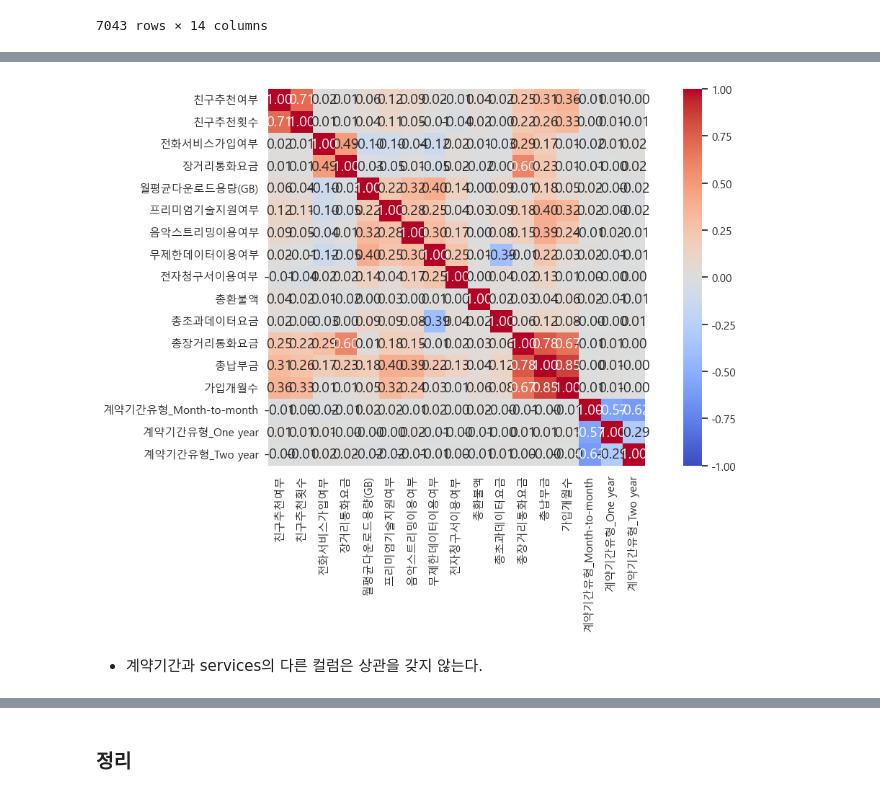
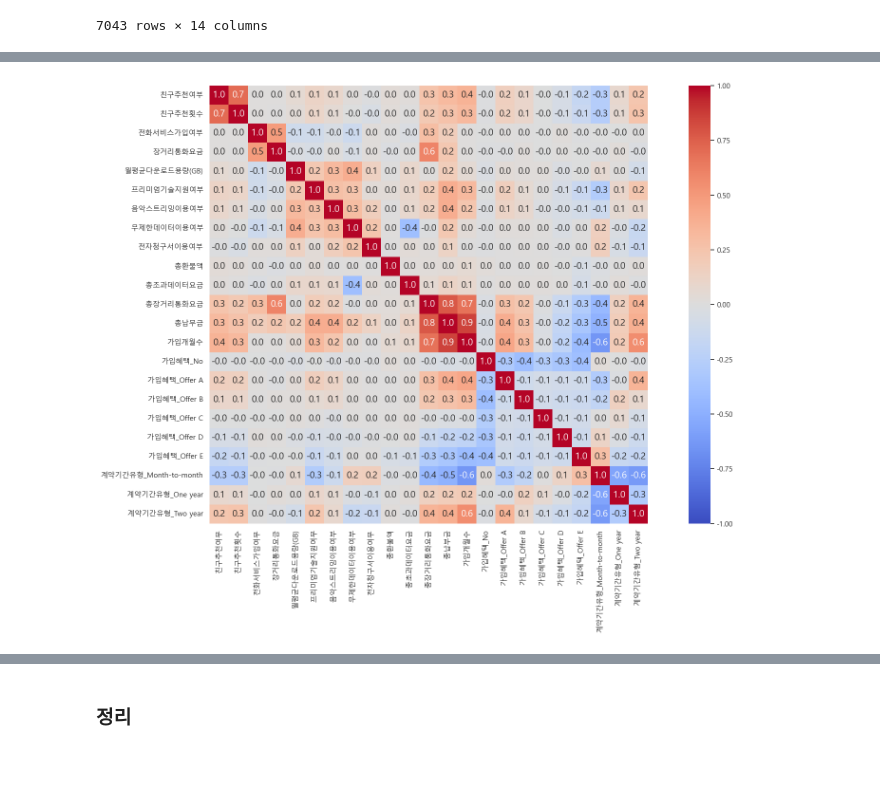
Before and after one commit to Blche/midproject_8, a Jupyter notebook: members/문세희/이탈률 감소방향_가입개월수, 계약기간.ipynb, the cells around one changed output, grey strips where cells are left out. Cells and saved outputs as stored; diff of their text form; code cells hidden in the pictures; blank space fills up the shorter version.

```diff
--- a/members/문세희/이탈률 감소방향_가입개월수, 계약기간.ipynb
+++ b/members/문세희/이탈률 감소방향_가입개월수, 계약기간.ipynb
@@ -536,3 +607,6 @@ numeric_df
 | 7041 | True | 1 | False | 0.00 | 17 | False | False | True | True | ... |
 | 7042 | False | 0 | True | 30.96 | 11 | True | True | True | True | ... |
 7043 rows × 14 columns
+# %%
+numeric_df['고객ID'] = services['고객ID']
+numeric_df
@@ -538,0 +645,3 @@ numeric_df
+# %%
+services_df = pd.concat([numeric_df, offer], axis=1)
+services_df
@@ -539,5 +662,5 @@ numeric_df
 # %%
-final_df3 = pd.concat([numeric_df, contract], axis=1)
+final_df3 = pd.merge(services_df, contract2, on='고객ID', how='outer', validate='one_to_one')
 final_df3
 # %% [output]
 |  | 친구추천여부 | 친구추천횟수 | 전화서비스가입여부 | 장거리통화요금 | 월평균다운로드용량(GB) | 프리미엄기술지원여부 | 음악스트리밍이용여부 | 무제한데이터이용여부 | 전자청구서이용여부 | ... |
@@ -556,3 +679,5 @@ final_df3
+# %%
+final_df3.drop('고객ID', axis=1, inplace=True)
 # %%
 correlation_matrix3 = final_df3.corr()
 correlation_matrix3
@@ -578,9 +703,7 @@ correlation_matrix3
 # %%
-plt.figure(figsize=(12, 8))
-sns.heatmap(correlation_matrix3, annot=True, fmt=".2f", cmap='coolwarm', square=True, vmin=-1, vmax=1)
+plt.figure(figsize=(18, 12))
+sns.heatmap(correlation_matrix3, annot=True, fmt=".1f", cmap='coolwarm', square=True, vmin=-1, vmax=1)
 plt.tight_layout()
 plt.show()
 # %% [output]
-[figure, old version]
+[figure, new version]
-# %% [markdown]
-- 계약기간과 services의 다른 컬럼은 상관을 갖지 않는다.
```
Also changed, not shown: parts of 24 cells of this notebook.
